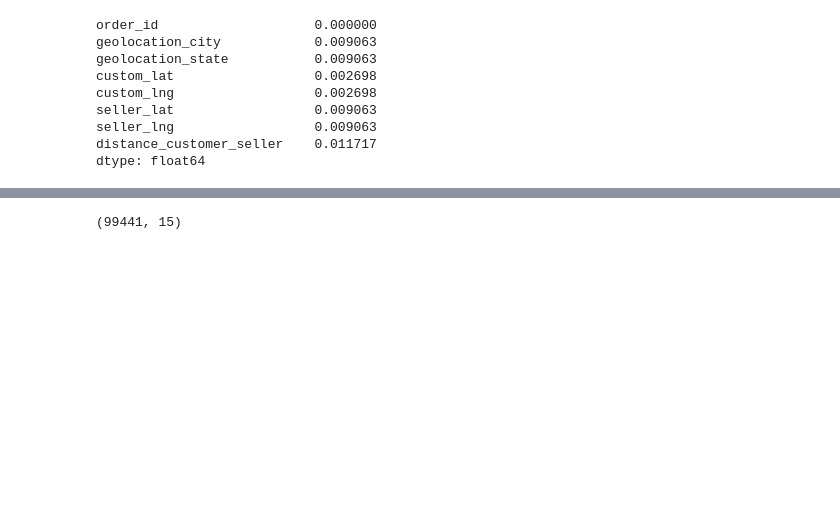
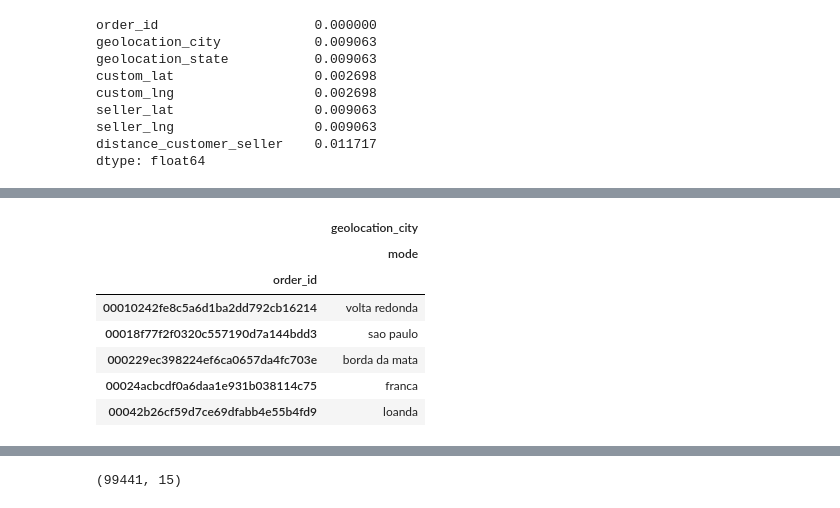
Before and after one commit to juniorcl/olist-delivery-forecast, a Jupyter notebook: notebooks/V0.0_book_of_variables.ipynb, the cells around one changed output, grey strips where cells are left out. Saved outputs shown, nothing was run; the diff lists cells and outputs as text; code cells hidden in the pictures; blank space fills up the shorter version.

```diff
--- a/notebooks/V0.0_book_of_variables.ipynb
+++ b/notebooks/V0.0_book_of_variables.ipynb
@@ -570,3 +598,14 @@ df_distances = df_distances.reset_index()
+# %%
+df_distances.head()
+# %% [output]
+|  | geolocation_city |
+|  | mode |
+| order_id |  |
+| 00010242fe8c5a6d1ba2dd792cb16214 | volta redonda |
+| 00018f77f2f0320c557190d7a144bdd3 | sao paulo |
+| 000229ec398224ef6ca0657da4fc703e | borda da mata |
+| 00024acbcdf0a6daa1e931b038114c75 | franca |
+| 00042b26cf59d7ce69dfabb4e55b4fd9 | loanda |
 # %%
 df_distances.head()
 # %% [output]
```
Also changed, not shown: parts of 3 cells of this notebook.
